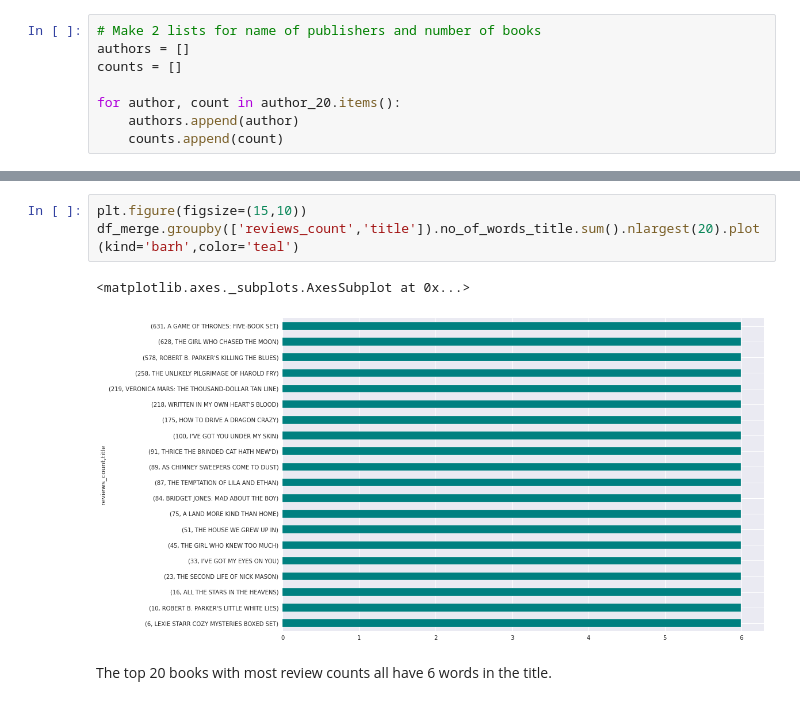
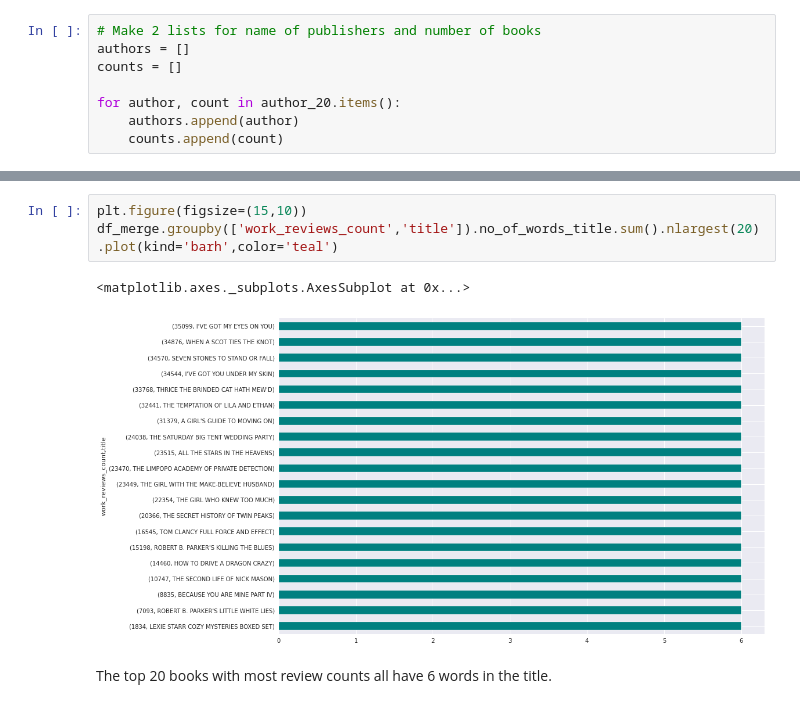
Before and after one commit to linhmai19/capstone_project, a Jupyter notebook: eda_clf_modeling.ipynb, the cells around one changed output, grey strips where cells are left out. Cells and saved outputs as stored; diff of their text form.

```diff
--- a/eda_clf_modeling.ipynb
+++ b/eda_clf_modeling.ipynb
@@ -466,9 +498,9 @@ sns.barplot(most_rated['ratings_count'], most_rated.index, palette='Spectral')
 # %%
 plt.figure(figsize=(15,10))
-df_merge.groupby(['reviews_count','title']).no_of_words_title.sum().nlargest(20).plot(kind='barh',color='teal')
+df_merge.groupby(['work_reviews_count','title']).no_of_words_title.sum().nlargest(20).plot(kind='barh',color='teal')
 # %% [output]
 <matplotlib.axes._subplots.AxesSubplot at 0x...>
-[figure, old version]
+[figure, new version]
 # %% [markdown]
 The top 20 books with most review counts all have 6 words in the title.
 # %%
```
Also changed, not shown: parts of 11 cells of this notebook.
